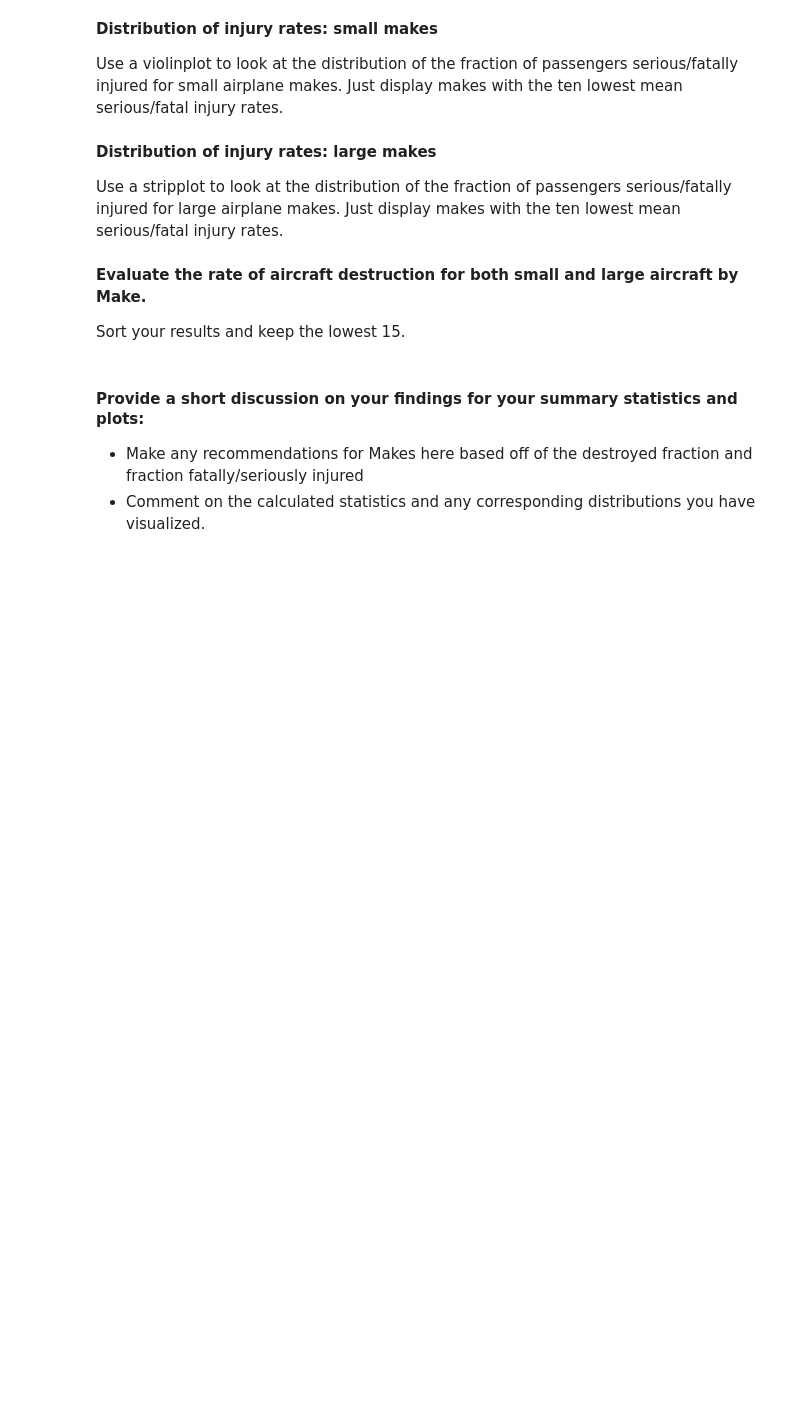
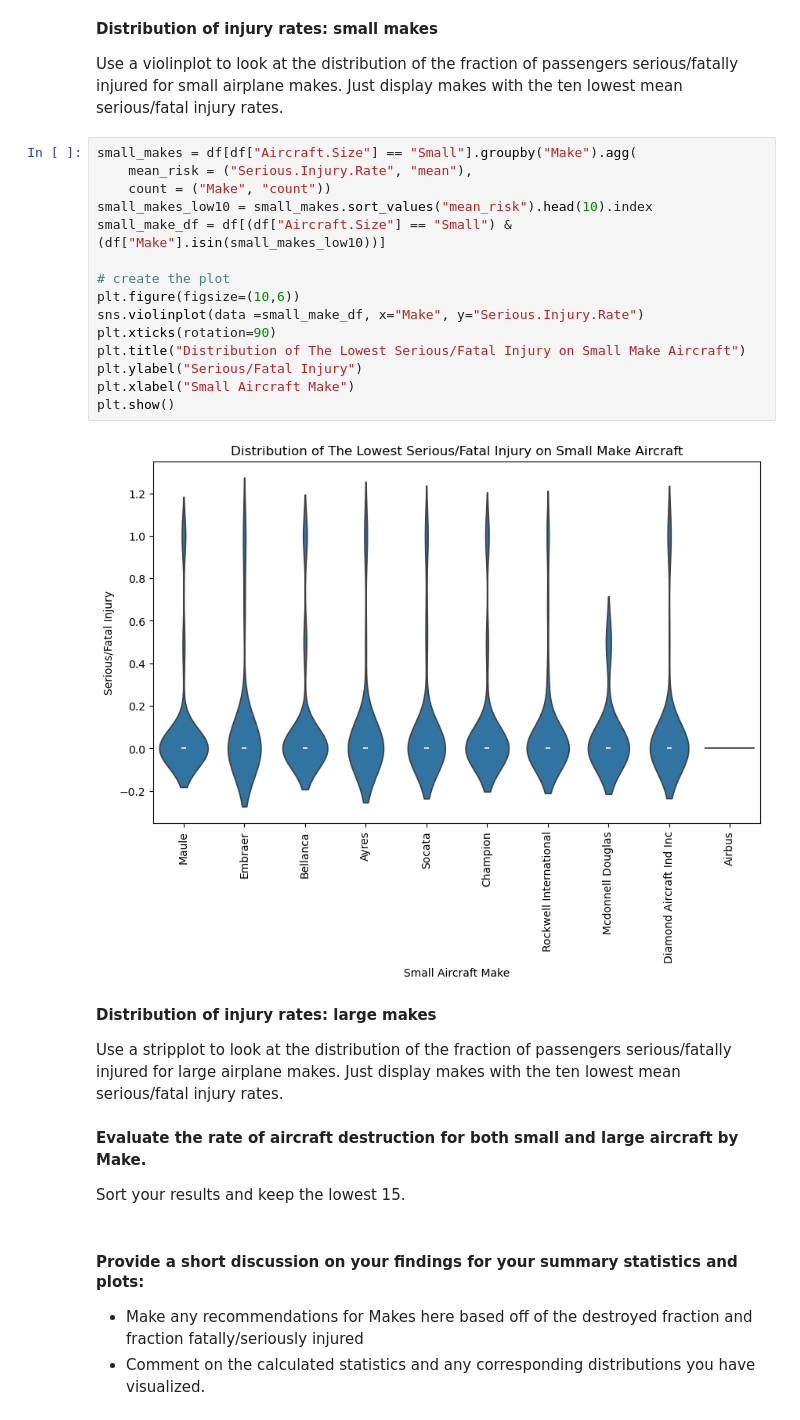
Before and after one commit to amursal-lab/dsc-summative-lab, a Jupyter notebook: Aviation_Accidents_Data_Analysis.ipynb, the cells around one changed output. Saved outputs shown, nothing was run; the diff lists cells and outputs as text; blank space fills up the shorter version.

```diff
--- a/Aviation_Accidents_Data_Analysis.ipynb
+++ b/Aviation_Accidents_Data_Analysis.ipynb
@@ -71,6 +73,23 @@ plt.show()
 **Distribution of injury rates: small makes**
 
 Use a violinplot to look at the distribution of the fraction of passengers serious/fatally injured for small airplane makes. Just display makes with the ten lowest mean serious/fatal injury rates.
+# %%
+small_makes = df[df["Aircraft.Size"] == "Small"].groupby("Make").agg(
+    mean_risk = ("Serious.Injury.Rate", "mean"),
+    count = ("Make", "count"))
+small_makes_low10 = small_makes.sort_values("mean_risk").head(10).index
+small_make_df = df[(df["Aircraft.Size"] == "Small") & (df["Make"].isin(small_makes_low10))]
+
+# create the plot
+plt.figure(figsize=(10,6))
+sns.violinplot(data =small_make_df, x="Make", y="Serious.Injury.Rate")
+plt.xticks(rotation=90)
+plt.title("Distribution of The Lowest Serious/Fatal Injury on Small Make Aircraft")
+plt.ylabel("Serious/Fatal Injury")
+plt.xlabel("Small Aircraft Make")
+plt.show()
+# %% [output]
+[figure, added]
 # %% [markdown]
 **Distribution of injury rates: large makes**
 
```
Also changed, not shown: parts of 1 cell of this notebook.
